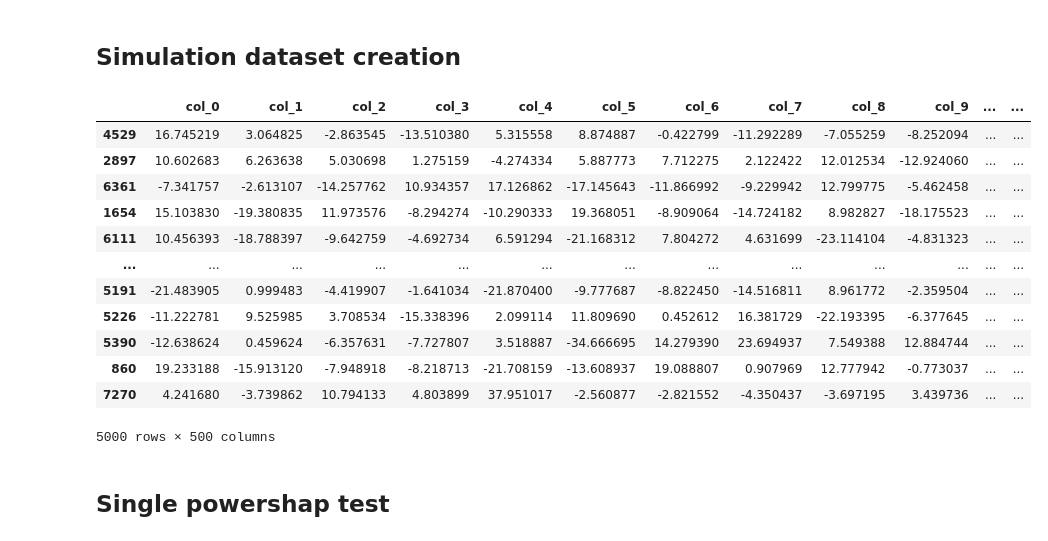
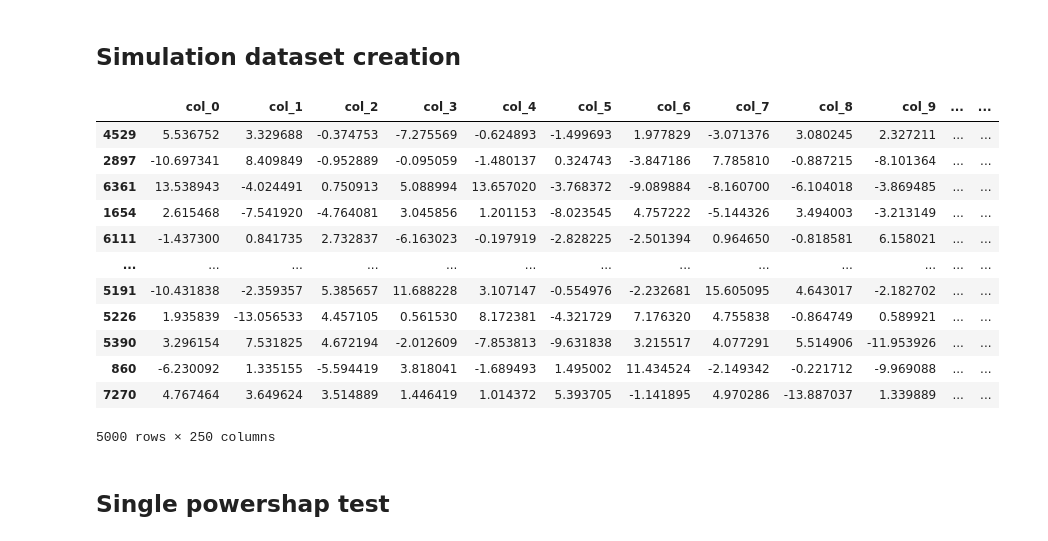
Before and after one commit to predict-idlab/powershap, a Jupyter notebook: examples/simulation.ipynb, the cells around one changed output. Cells and saved outputs as stored; diff of their text form; code cells hidden in the pictures.

```diff
--- a/examples/simulation.ipynb
+++ b/examples/simulation.ipynb
@@ -64,29 +64,29 @@ The autoreload extension is already loaded. To reload it, use:
 # %% [markdown]
 ## Simulation dataset creation
 # %%
-n_features = 500 #20,50,100,250,500
-n_informative = int(0.90*n_features) #5%,10%,33%,50%,90%
+n_features = 250 #20,50,100,250,500
+n_informative = int(0.50*n_features) #5%,10%,33%,50%,90%
 n_samples = int(5000/(1-0.33))+1 #7463#5000
 
-X, y = make_classification(n_samples=n_samples, n_classes=2, n_features=n_features, n_informative=n_informative, n_redundant=0, n_repeated = 0,shuffle=False)
+X, y = make_classification(n_samples=n_samples, n_classes=3, n_features=n_features, n_informative=n_informative, n_redundant=0, n_repeated = 0,shuffle=False)
 #X, y = make_regression(n_samples=n_samples, n_features=n_features, n_informative=n_informative,random_state=4,shuffle=False)
 X = pd.DataFrame(data=X, columns=[f"col_{i}" for i in range(n_features)])
 X_train, X_test, y_train, y_test = train_test_split(X, y, test_size=0.33, shuffle=True, random_state=42)
 X_train
 # %% [output]
 |  | col_0 | col_1 | col_2 | col_3 | col_4 | col_5 | col_6 | col_7 | col_8 | col_9 | ... | ... |
-| 4529 | 16.745219 | 3.064825 | -2.863545 | -13.510380 | 5.315558 | 8.874887 | -0.422799 | -11.292289 | -7.055259 | -8.252094 | ... | ... |
-| 2897 | 10.602683 | 6.263638 | 5.030698 | 1.275159 | -4.274334 | 5.887773 | 7.712275 | 2.122422 | 12.012534 | -12.924060 | ... | ... |
-| 6361 | -7.341757 | -2.613107 | -14.257762 | 10.934357 | 17.126862 | -17.145643 | -11.866992 | -9.229942 | 12.799775 | -5.462458 | ... | ... |
-| 1654 | 15.103830 | -19.380835 | 11.973576 | -8.294274 | -10.290333 | 19.368051 | -8.909064 | -14.724182 | 8.982827 | -18.175523 | ... | ... |
-| 6111 | 10.456393 | -18.788397 | -9.642759 | -4.692734 | 6.591294 | -21.168312 | 7.804272 | 4.631699 | -23.114104 | -4.831323 | ... | ... |
+| 4529 | 5.536752 | 3.329688 | -0.374753 | -7.275569 | -0.624893 | -1.499693 | 1.977829 | -3.071376 | 3.080245 | 2.327211 | ... | ... |
+| 2897 | -10.697341 | 8.409849 | -0.952889 | -0.095059 | -1.480137 | 0.324743 | -3.847186 | 7.785810 | -0.887215 | -8.101364 | ... | ... |
+| 6361 | 13.538943 | -4.024491 | 0.750913 | 5.088994 | 13.657020 | -3.768372 | -9.089884 | -8.160700 | -6.104018 | -3.869485 | ... | ... |
+| 1654 | 2.615468 | -7.541920 | -4.764081 | 3.045856 | 1.201153 | -8.023545 | 4.757222 | -5.144326 | 3.494003 | -3.213149 | ... | ... |
+| 6111 | -1.437300 | 0.841735 | 2.732837 | -6.163023 | -0.197919 | -2.828225 | -2.501394 | 0.964650 | -0.818581 | 6.158021 | ... | ... |
 | ... | ... | ... | ... | ... | ... | ... | ... | ... | ... | ... | ... | ... |
-| 5191 | -21.483905 | 0.999483 | -4.419907 | -1.641034 | -21.870400 | -9.777687 | -8.822450 | -14.516811 | 8.961772 | -2.359504 | ... | ... |
-| 5226 | -11.222781 | 9.525985 | 3.708534 | -15.338396 | 2.099114 | 11.809690 | 0.452612 | 16.381729 | -22.193395 | -6.377645 | ... | ... |
-| 5390 | -12.638624 | 0.459624 | -6.357631 | -7.727807 | 3.518887 | -34.666695 | 14.279390 | 23.694937 | 7.549388 | 12.884744 | ... | ... |
-| 860 | 19.233188 | -15.913120 | -7.948918 | -8.218713 | -21.708159 | -13.608937 | 19.088807 | 0.907969 | 12.777942 | -0.773037 | ... | ... |
-| 7270 | 4.241680 | -3.739862 | 10.794133 | 4.803899 | 37.951017 | -2.560877 | -2.821552 | -4.350437 | -3.697195 | 3.439736 | ... | ... |
+| 5191 | -10.431838 | -2.359357 | 5.385657 | 11.688228 | 3.107147 | -0.554976 | -2.232681 | 15.605095 | 4.643017 | -2.182702 | ... | ... |
+| 5226 | 1.935839 | -13.056533 | 4.457105 | 0.561530 | 8.172381 | -4.321729 | 7.176320 | 4.755838 | -0.864749 | 0.589921 | ... | ... |
+| 5390 | 3.296154 | 7.531825 | 4.672194 | -2.012609 | -7.853813 | -9.631838 | 3.215517 | 4.077291 | 5.514906 | -11.953926 | ... | ... |
+| 860 | -6.230092 | 1.335155 | -5.594419 | 3.818041 | -1.689493 | 1.495002 | 11.434524 | -2.149342 | -0.221712 | -9.969088 | ... | ... |
+| 7270 | 4.767464 | 3.649624 | 3.514889 | 1.446419 | 1.014372 | 5.393705 | -1.141895 | 4.970286 | -13.887037 | 1.339889 | ... | ... |
-5000 rows × 500 columns
+5000 rows × 250 columns
 # %% [markdown]
 ## Single powershap test
 # %%
```
Also changed, not shown: parts of 16 cells of this notebook, 1 other file.
